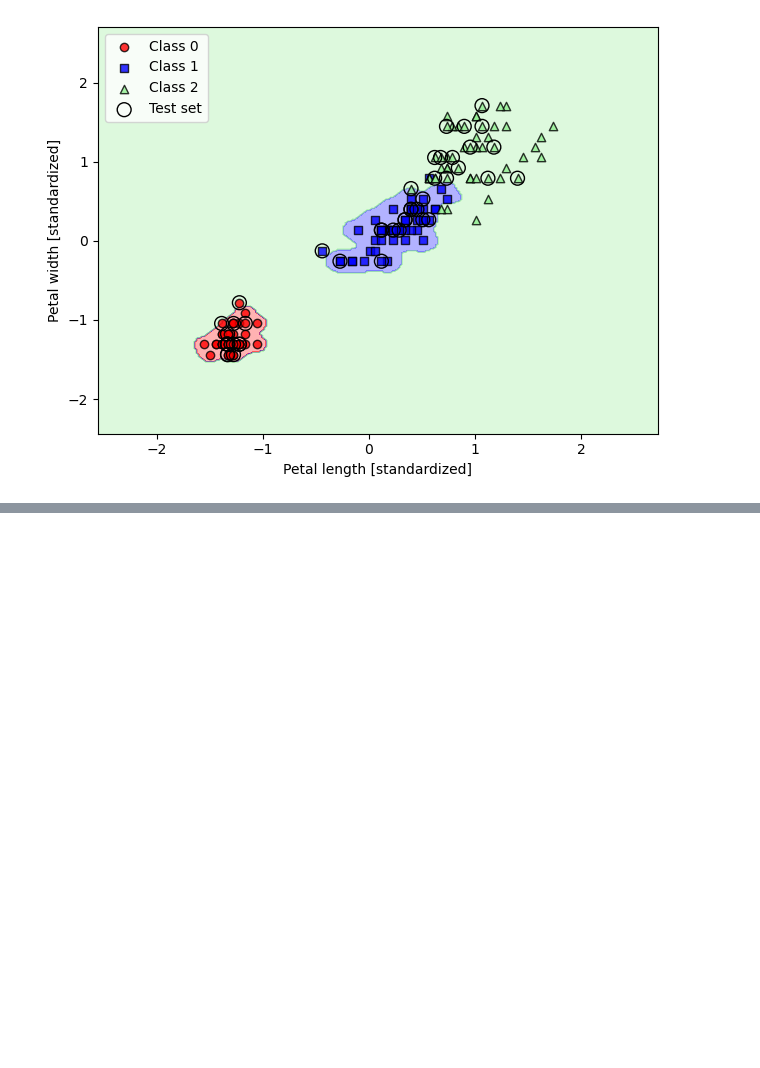
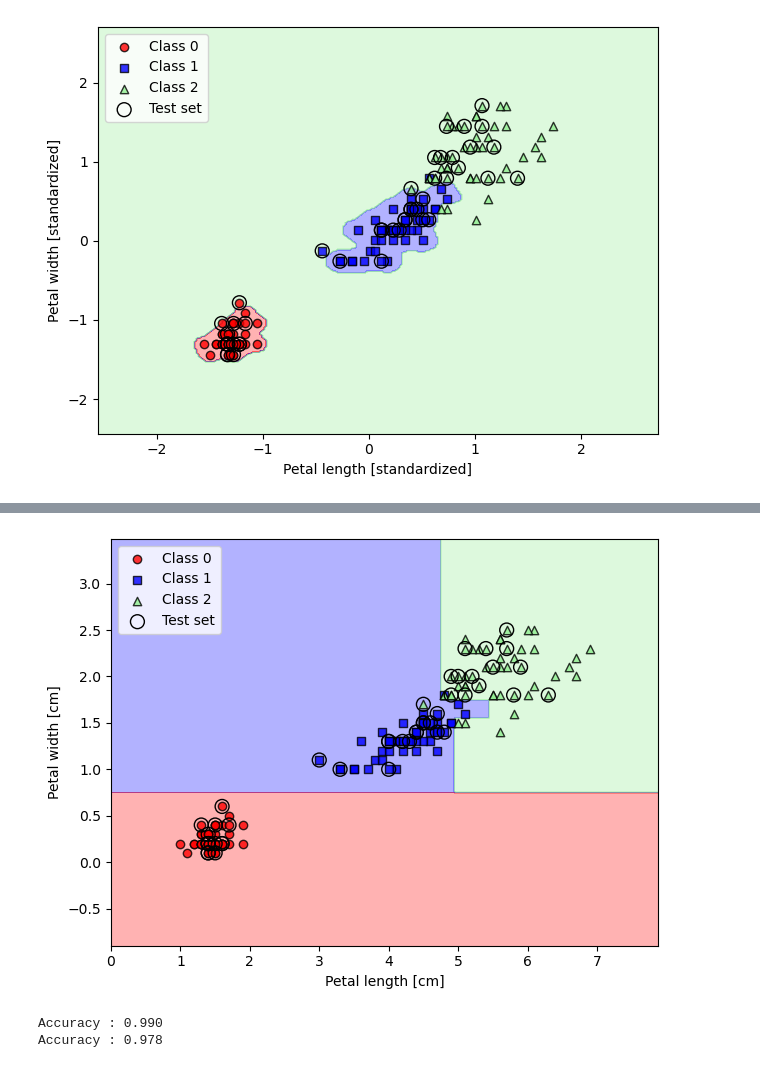
Before and after one commit to afsalahamed07/Machine-Learning, a Jupyter notebook: sklearn.ipynb, the cells around one changed output, grey strips where cells are left out. Saved outputs shown, nothing was run; the diff lists cells and outputs as text; code cells hidden in the pictures; blank space fills up the shorter version.

```diff
--- a/sklearn.ipynb
+++ b/sklearn.ipynb
@@ -438,0 +515,22 @@ plt.show()
+# %%
+X_combined = np.vstack((X_train, X_test))
+y_combined = np.hstack((y_train, y_test))
+
+plot_decision_regions(X_combined,
+                      y_combined,
+                      classifier=tree_model,
+                      test_idx=range(105, 150))
+
+plt.xlabel('Petal length [cm]')
+plt.ylabel('Petal width [cm]')
+plt.legend(loc='upper left')
+plt.tight_layout()
+plt.show()
+# %% [output]
+[figure, added]
+# %%
+print('Accuracy : %.3f' % tree_model.score(X_train, y_train))
+print('Accuracy : %.3f' % tree_model.score(X_test, y_test))
+# %% [output]
+Accuracy : 0.990
+Accuracy : 0.978
```
Also changed, not shown: parts of 22 cells of this notebook, 11 other files.
